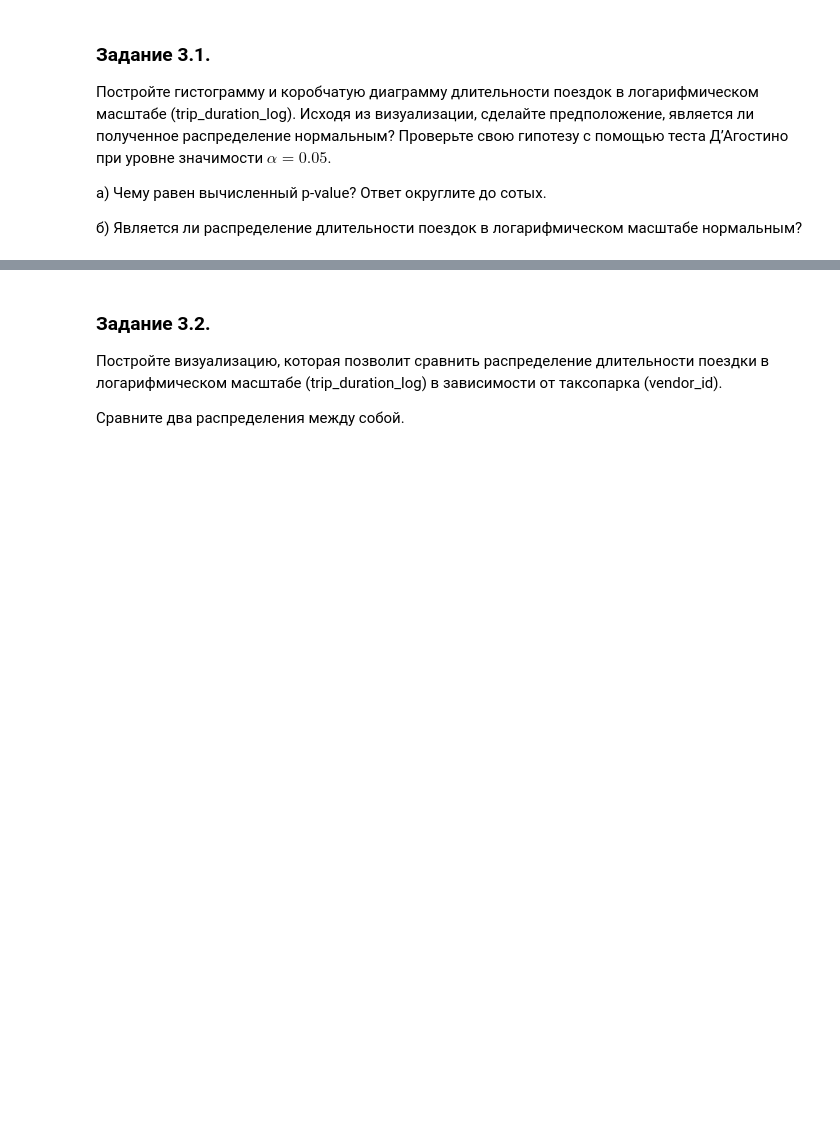
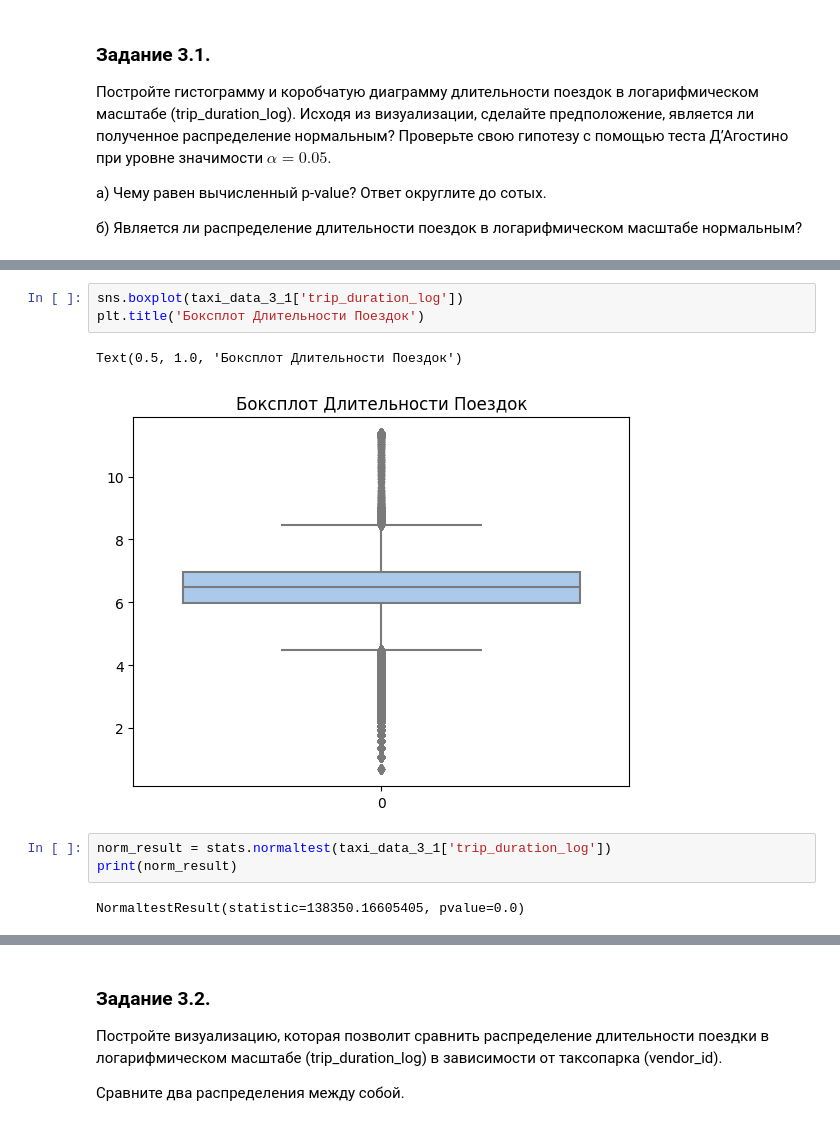
Before and after one commit to reurairin/urfu_2s_practical-project, a Jupyter notebook: Project-5._Ноутбук-шаблон.ipynb, the cells around one changed output, grey strips where cells are left out. Drawn from its saved outputs; the diff is of its cells as text; blank space fills up the shorter version.

```diff
--- a/Project-5._Ноутбук-шаблон.ipynb
+++ b/Project-5._Ноутбук-шаблон.ipynb
@@ -539,0 +553,11 @@ taxi_data['trip_duration_log'] = np.log(taxi_data['trip_duration']+1)
+# %%
+sns.boxplot(taxi_data_3_1['trip_duration_log'])
+plt.title('Боксплот Длительности Поездок')
+# %% [output]
+Text(0.5, 1.0, 'Боксплот Длительности Поездок')
+[figure, added]
+# %%
+norm_result = stats.normaltest(taxi_data_3_1['trip_duration_log'])
+print(norm_result)
+# %% [output]
+NormaltestResult(statistic=138350.16605405, pvalue=0.0)
```
Also changed, not shown: parts of 24 cells of this notebook.
